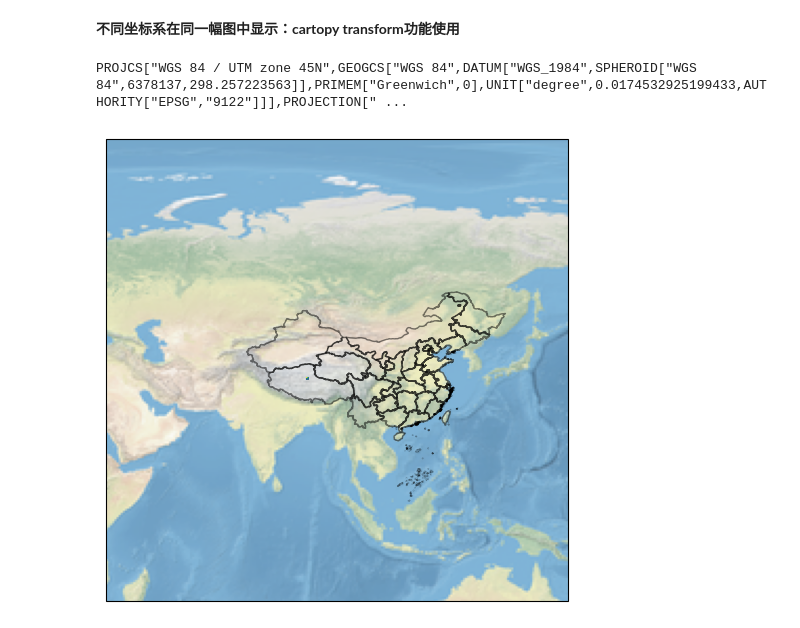
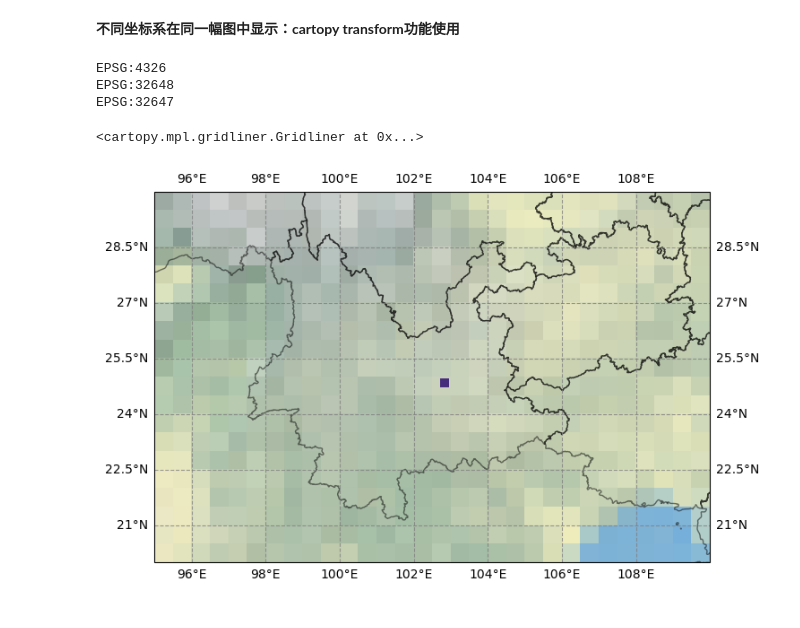
Before and after one commit to xinluo2018/spatial-data-processing, a Jupyter notebook: 第4章-空间参考与坐标转换/2_2_cartopy.ipynb, the cells around one changed output. Saved outputs shown, nothing was run; the diff lists cells and outputs as text; code cells hidden in the pictures.

```diff
--- a/第4章-空间参考与坐标转换/2_2_cartopy.ipynb
+++ b/第4章-空间参考与坐标转换/2_2_cartopy.ipynb
@@ -60,26 +72,38 @@ Text(0.5, 1.0, 'Orthographic Projection')
 # %% [markdown]
 **不同坐标系在同一幅图中显示：cartopy transform功能使用**
 # %%
-path_vec = 'data/data-base/ChinaAdminDivisonSHP/2. Province/province.shp'
-path_vec_utm48 = 'data/data-section-4/province_wgs84_utm48.gpkg'
-path_raster = 'data/data-section-4/rsimg_wgs84_utm45_gdal.tif'
-vec_china = gpd.read_file(path_vec)
-vec_china_utm48 = gpd.read_file(path_vec_utm48)
+path_vec = 'data/data-base/China-Province/province.shp'
+path_vec_utm48 = 'data/section-4/province_utm48.gpkg'
+path_raster_utm47 = 'data/section-4/s2_20200411_6bands_chenggong.tif'
+# %%
+vec_china_wgs84 = gpd.read_file(path_vec)
+vec_china_utm48 = gpd.read_file(path_vec_utm48)
+print(vec_china_wgs84.crs)
+print(vec_china_utm48.crs)
+with rio.open(path_raster_utm47) as rsimg:
+    rsimg_arr = rsimg.read(1)
+    rsimg_crs = rsimg.crs
+    left, bottom, right, top = rsimg.bounds
+print(rsimg_crs)
+# %% [output]
+EPSG:4326
+EPSG:32648
+EPSG:32647
 # %%
-proj_utm45=ccrs.UTM(zone=45, southern_hemisphere=False)
+proj = ccrs.PlateCarree()     ### platecarree为等距圆柱投影。该坐标系与地理坐标系近似, 因此可以用经纬度在地图上表示位置。
+proj_utm47=ccrs.UTM(zone=47, southern_hemisphere=False)
 proj_utm48=ccrs.UTM(zone=48, southern_hemisphere=False)
-fig, ax = plt.subplots(figsize=(8, 6), subplot_kw={'projection': proj})
+fig, ax = plt.subplots(figsize=(8, 6),
+                       subplot_kw={'projection': proj})
 ax.stock_img()
-vec_china.plot(ax=ax, facecolor='none', alpha=0.5)  ### 直接用geopandas读取shp文件
-# vec_china_utm48.plot(ax=ax, facecolor='none', alpha=0.5, transform=proj_utm48)  ### 直接用geopandas读取shp文件
-with rasterio.open(path_raster) as rsimg:
-    rsimg_arr = rsimg.read(1)
-    rsimg_crs = rsimg.crs
-    left, bottom, right, top = rsimg.bounds
-print(rsimg_crs)
-
-ax.imshow(rsimg_arr, vmax=3000, vmin=0, transform=proj_utm45, extent=(left, right, bottom, top))
-ax.set_extent([40, 150, -20, 90], crs=proj)
+# vec_china_wgs84.plot(ax=ax, facecolor='none', edgecolor='red', alpha=0.5)  ### 直接用geopandas读取shp文件
+vec_china_utm48.plot(ax=ax, facecolor='none',
+                     alpha=0.5, transform=proj_utm48)  ### 直接用geopandas读取shp文件
+ax.imshow(rsimg_arr, vmax=3000, vmin=0,
+          extent=(left, right, bottom, top), transform=proj_utm47)
+# ax.set_extent([40, 150, -20, 90], crs=proj)
+ax.set_extent([95, 110, 20, 30], crs=proj)
+ax.gridlines(draw_labels=True, linestyle='--', color='gray', alpha=0.8)
 # %% [output]
-PROJCS["WGS 84 / UTM zone 45N",GEOGCS["WGS 84",DATUM["WGS_1984",SPHEROID["WGS 84",6378137,298.257223563]],PRIMEM["Greenwich",0],UNIT["degree",0.0174532925199433,AUTHORITY["EPSG","9122"]]],PROJECTION[" ...
+<cartopy.mpl.gridliner.Gridliner at 0x...>
-[figure, old version]
+[figure, new version]
```
Also changed, not shown: parts of 3 cells of this notebook, 28 other files.
